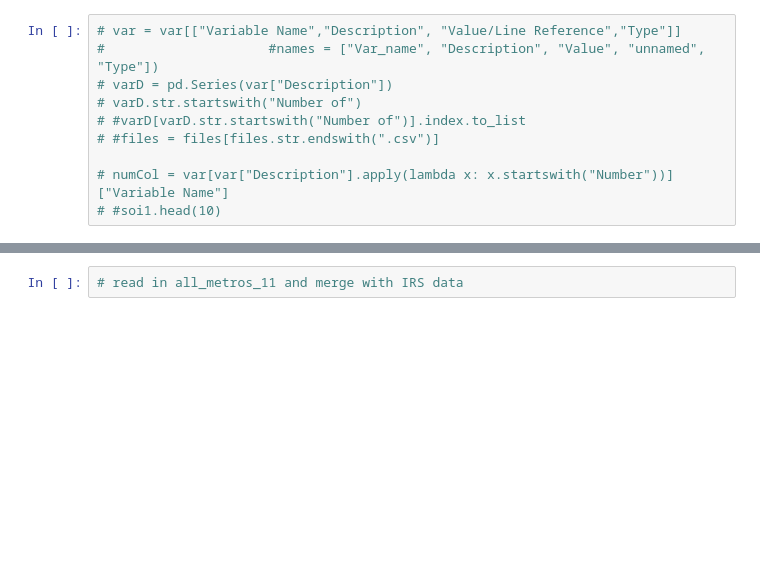
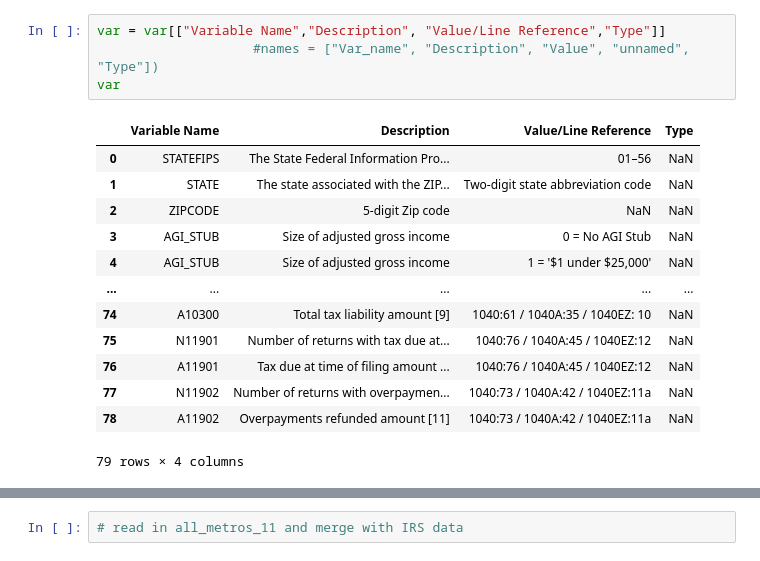
Before and after one commit to Skipp-py/NYCDSA_Capstone, a Jupyter notebook: Cherie/irs_eda1.ipynb, the cells around one changed output, grey strips where cells are left out. Drawn from its saved outputs; the diff is of its cells as text; blank space fills up the shorter version.

```diff
--- a/Cherie/irs_eda1.ipynb
+++ b/Cherie/irs_eda1.ipynb
@@ -39,11 +96,19 @@ soi_2011.head(5)
 # %%
-# var = var[["Variable Name","Description", "Value/Line Reference","Type"]]
-#                     #names = ["Var_name", "Description", "Value", "unnamed", "Type"])
-# varD = pd.Series(var["Description"])
-# varD.str.startswith("Number of")
-# #varD[varD.str.startswith("Number of")].index.to_list
-# #files = files[files.str.endswith(".csv")]
-
-# numCol = var[var["Description"].apply(lambda x: x.startswith("Number"))]["Variable Name"]
-# #soi1.head(10)
+var = var[["Variable Name","Description", "Value/Line Reference","Type"]]
+                    #names = ["Var_name", "Description", "Value", "unnamed", "Type"])
+var
+# %% [output]
+|  | Variable Name | Description | Value/Line Reference | Type |
+| 0 | STATEFIPS | The State Federal Information Pro... | 01–56 | NaN |
+| 1 | STATE | The state associated with the ZIP... | Two-digit state abbreviation code | NaN |
+| 2 | ZIPCODE | 5-digit Zip code | NaN | NaN |
+| 3 | AGI_STUB | Size of adjusted gross income | 0 = No AGI Stub | NaN |
+| 4 | AGI_STUB | Size of adjusted gross income | 1 = '$1 under $25,000' | NaN |
+| ... | ... | ... | ... | ... |
+| 74 | A10300 | Total tax liability amount [9] | 1040:61 / 1040A:35 / 1040EZ: 10 | NaN |
+| 75 | N11901 | Number of returns with tax due at... | 1040:76 / 1040A:45 / 1040EZ:12 | NaN |
+| 76 | A11901 | Tax due at time of filing amount ... | 1040:76 / 1040A:45 / 1040EZ:12 | NaN |
+| 77 | N11902 | Number of returns with overpaymen... | 1040:73 / 1040A:42 / 1040EZ:11a | NaN |
+| 78 | A11902 | Overpayments refunded amount [11] | 1040:73 / 1040A:42 / 1040EZ:11a | NaN |
+79 rows × 4 columns
 # %%
```
Also changed, not shown: parts of 30 cells of this notebook, 9 other files.
